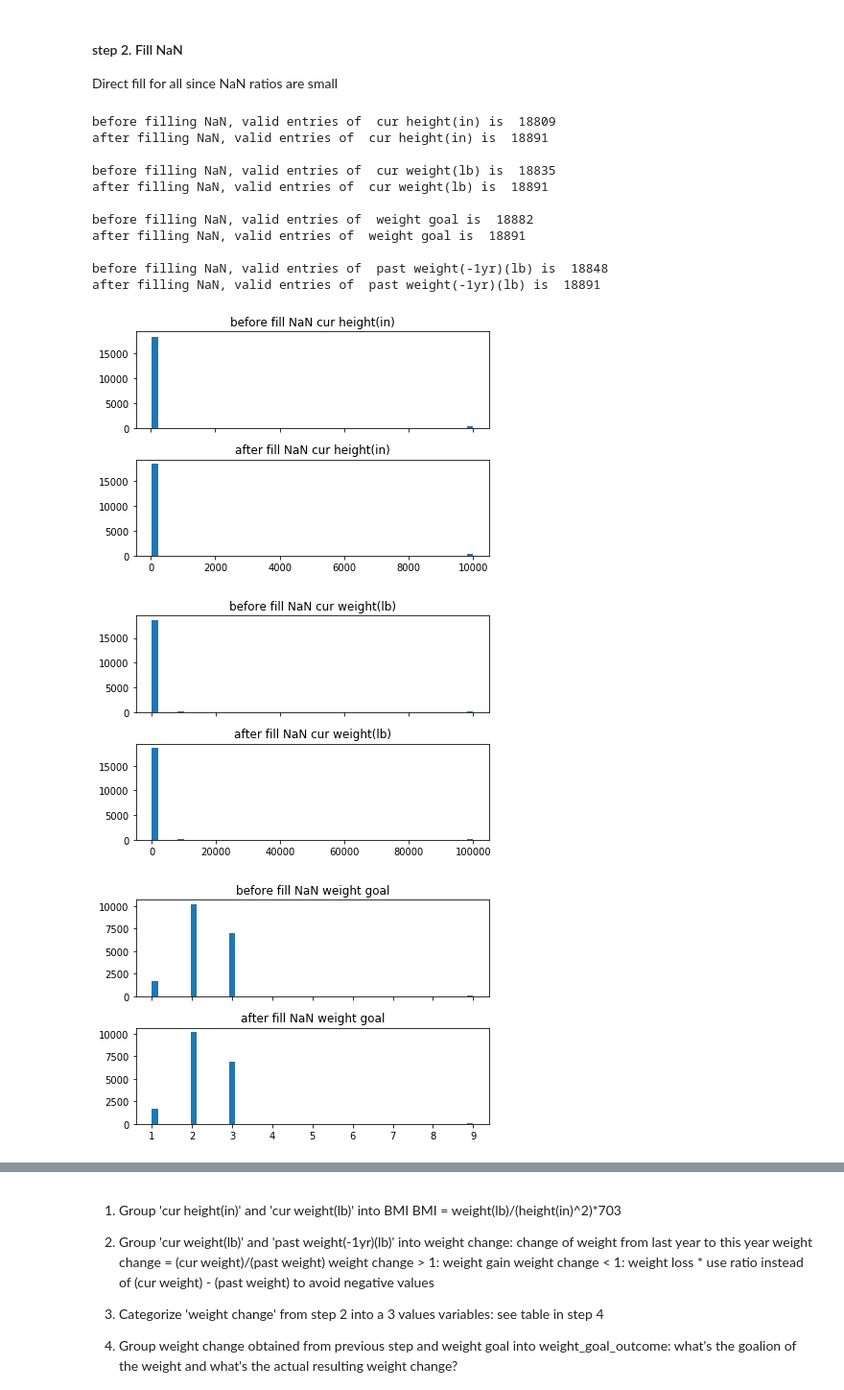
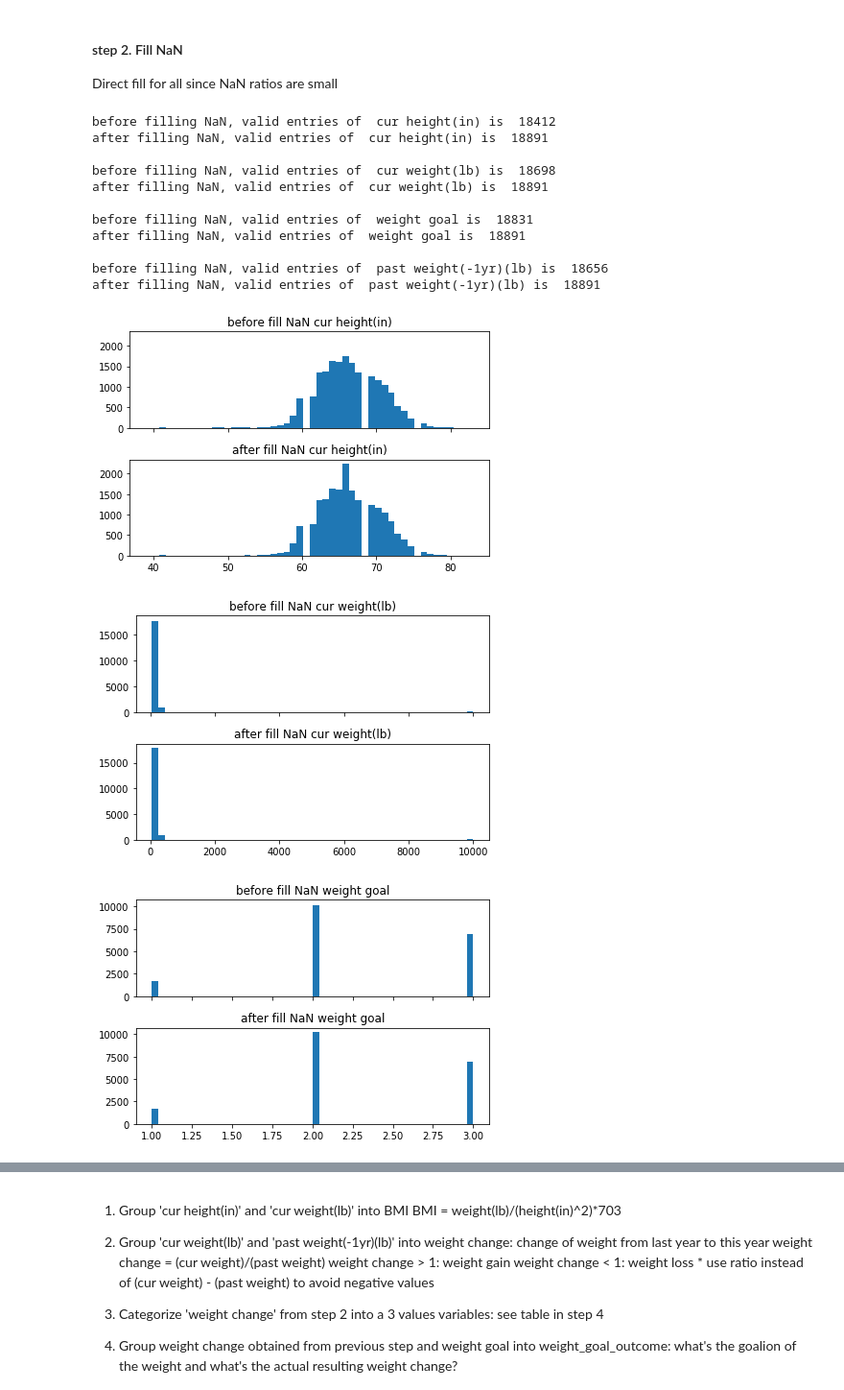
Before and after one commit to vivianfu1995/capstone, a Jupyter notebook: part1_data_cleaning_edit3.ipynb, the cells around one changed output, grey strips where cells are left out. Shown at 96% size. Drawn from its saved outputs; the diff is of its cells as text; code cells hidden in the pictures.

```diff
--- a/Feature_Engineering_part1_edit2.ipynb
+++ b/part1_data_cleaning_edit3.ipynb
@@ -243,7 +254,7 @@ def plot_before_after_fill_NaN(before,after,col_name):
 # purpose:   fill the missing values in ***one column*** in the given dataframe.
 # input:     dfs: the dataframe containing the target column to be filled
 #            col_name: the column containing NaN that you want to fill
-#            fill_type: choose among -> 'mean', 'mode', 'new category'
+#            fill_type: choose among -> 'mean', 'mode', 'zero'
 #                       mean: if the feature is numerical
 #                       mode: if the feature is categorical
 # output:    a dataframe whose target column is filled (no more NaN in that col)
@@ -255,11 +266,11 @@ def fill_NaN(dfs, col_name, fill_type):
     elif fill_type == 'mode':
         after_filling = dfs[col_name].fillna(dfs[col_name].dropna().mode().iloc[0])
     else:
-        # fill type == 'new category'
+        # fill type == 'zero' (new category)
         # set missing values as another category
         # cannot set this new cat as 0 since there could be 0 after applying clean_epsilon function
         # need to get a unique number representing NaN as a new category
-        new_type = max(dfs[col_name]) + 1
+        new_type = 0
         after_filling = dfs[col_name].fillna(new_type)
     dfs[col_name] = after_filling
     plot_before_after_fill_NaN(before_filling,after_filling,col_name)
@@ -1678,23 +1754,28 @@ Name: past weight(-1yr)(lb), dtype: float64
 #### step 2. Fill NaN
 Direct fill for all since NaN ratios are small
 # %%
+dfs_wh = process_79(dfs_wh,'cur height(in)',[7777,9999],'NaN')
+dfs_wh = process_79(dfs_wh,'cur weight(lb)',[77777,99999],'NaN')
+dfs_wh = process_79(dfs_wh,'weight goal',[7,9],'NaN')
+dfs_wh = process_79(dfs_wh,'past weight(-1yr)(lb)',[77777,99999],'NaN')
+
 dfs_wh_1 = fill_NaN(dfs_wh, 'cur height(in)', 'mode')
 dfs_wh_2 = fill_NaN(dfs_wh_1, 'cur weight(lb)', 'mode')
 dfs_wh_3 = fill_NaN(dfs_wh_2, 'weight goal', 'mode')
 dfs_wh_4 = fill_NaN(dfs_wh_3, 'past weight(-1yr)(lb)', 'mode')
 dfs_wh = dfs_wh_4
 # %% [output]
-before filling NaN, valid entries of  cur height(in) is  18809
+before filling NaN, valid entries of  cur height(in) is  18412
 after filling NaN, valid entries of  cur height(in) is  18891
 
-before filling NaN, valid entries of  cur weight(lb) is  18835
+before filling NaN, valid entries of  cur weight(lb) is  18698
 after filling NaN, valid entries of  cur weight(lb) is  18891
 
-before filling NaN, valid entries of  weight goal is  18882
+before filling NaN, valid entries of  weight goal is  18831
 after filling NaN, valid entries of  weight goal is  18891
 
-before filling NaN, valid entries of  past weight(-1yr)(lb) is  18848
+before filling NaN, valid entries of  past weight(-1yr)(lb) is  18656
 after filling NaN, valid entries of  past weight(-1yr)(lb) is  18891
-[figure, old version]
+[figure, new version]
-[figure, old version]
+[figure, new version]
-[figure, old version]
+[figure, new version]
```
Also changed, not shown: parts of 45 cells of this notebook, 3 other files.
